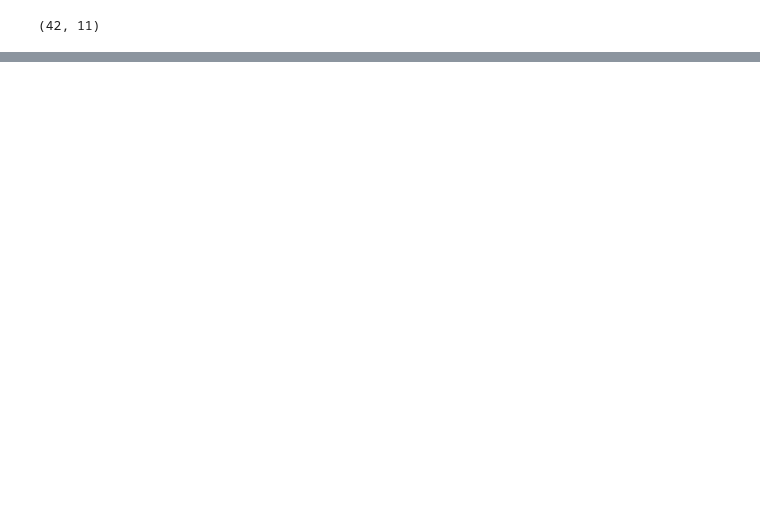
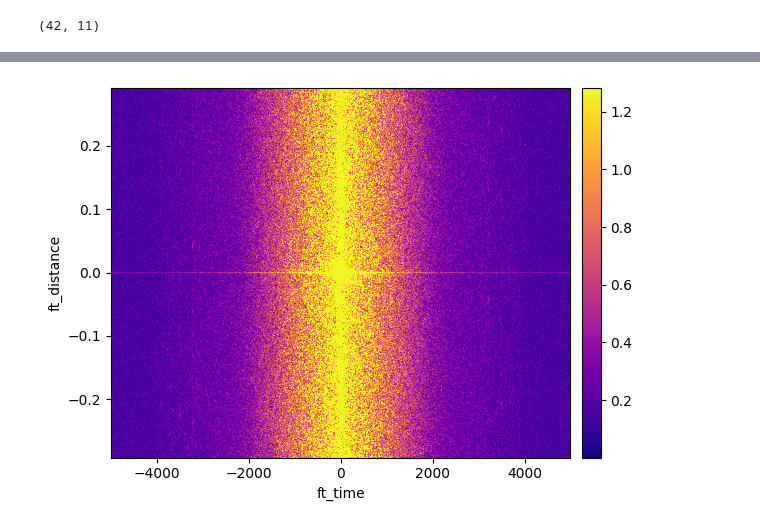
Before and after one commit to zsk4/DavidSpecularity, a Jupyter notebook: FigureS1/FigS1Test.ipynb, the cells around one changed output, grey strips where cells are left out. Cells and saved outputs as stored; diff of their text form; code cells hidden in the pictures; blank space fills up the shorter version.

```diff
--- a/FigureS1/FigS1Test.ipynb
+++ b/FigureS1/FigS1Test.ipynb
@@ -503,0 +541,5 @@ fig.tight_layout()
+# %%
+fk_patch = patch.dft(patch.dims)
+ax = fk_patch.abs().viz.waterfall(cmap='plasma')
+# %% [output]
+[figure, added]
```
Also changed, not shown: parts of 10 cells of this notebook, 2 other files.
